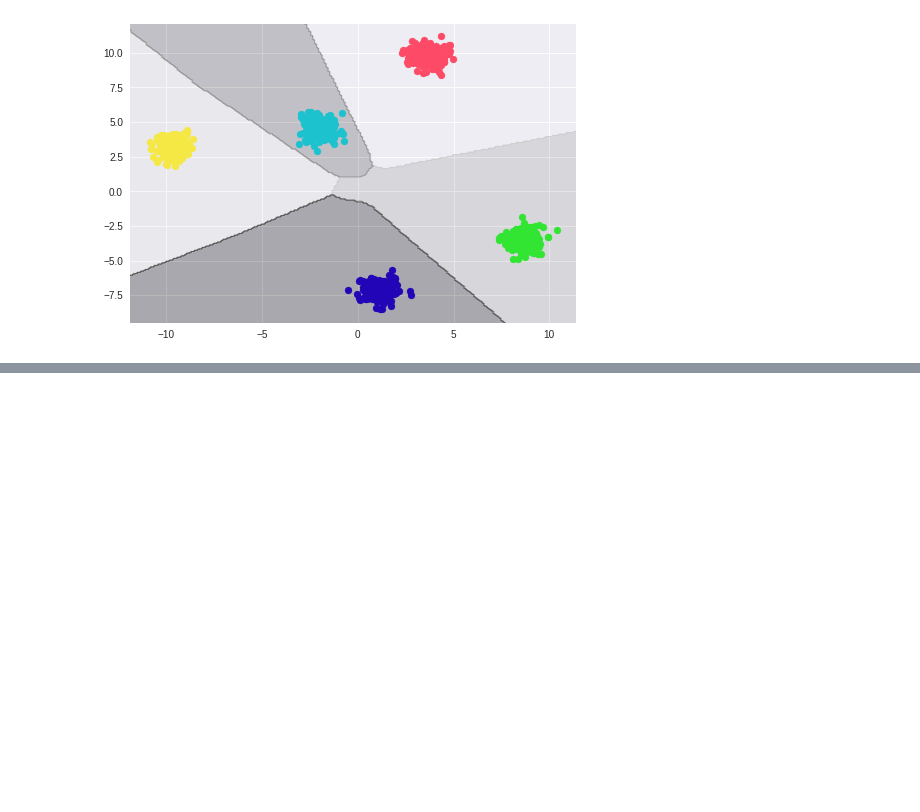
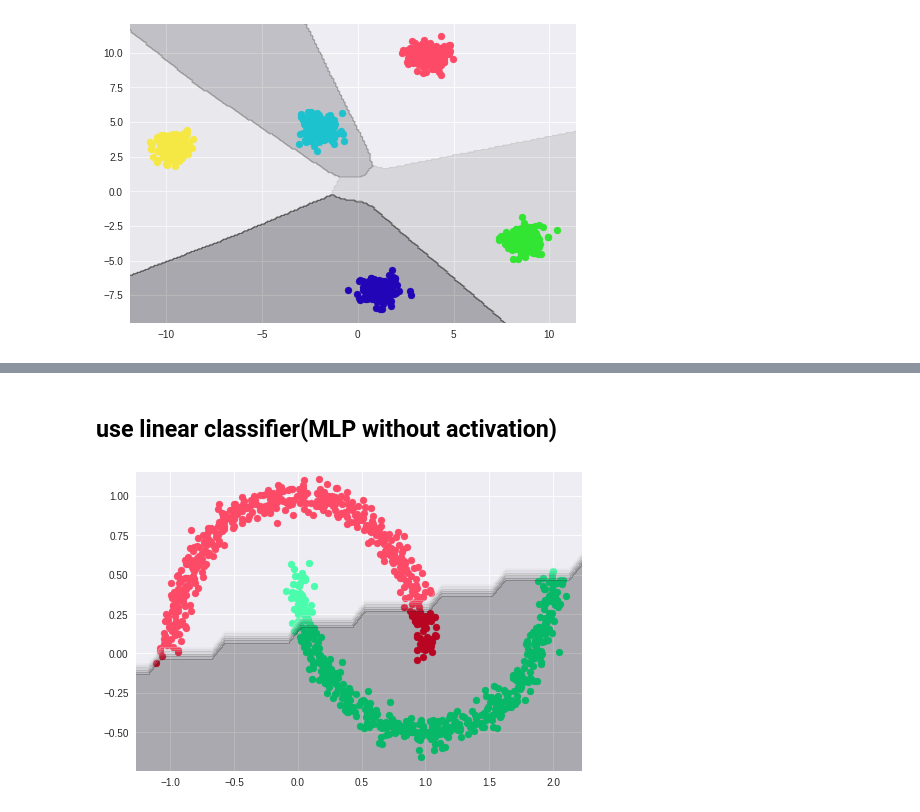
Before and after one commit to youkaichao/decision_boundary_for_neural_networks, a Jupyter notebook: decision_boundary_for_neural_networks.ipynb, the cells around one changed output, grey strips where cells are left out. Saved outputs shown, nothing was run; the diff lists cells and outputs as text; code cells hidden in the pictures; blank space fills up the shorter version.

```diff
--- a/decision_boundary_for_neural_networks.ipynb
+++ b/decision_boundary_for_neural_networks.ipynb
@@ -54,0 +91,14 @@ plt.show()
+# %% [markdown]
+## use linear classifier(MLP without activation)
+# %%
+for i in range(n_clusters):
+    plt.scatter([x[0][0] for x in clusters[i]], [x[0][1] for x in clusters[i]], c=cm(i * 1.0 / n_clusters))
+
+mlp = MLPClassifier(hidden_layer_sizes=(10, 10,10, n_clusters), activation='identity')
+mlp.fit(X, Y)
+
+plot_decision_boundary(mlp.predict, np.arange(x_min, x_max, 0.1), np.arange(y_min, y_max, 0.1))
+
+plt.show()
+# %% [output]
+[figure, added]
```
Also changed, not shown: parts of 9 cells of this notebook.
